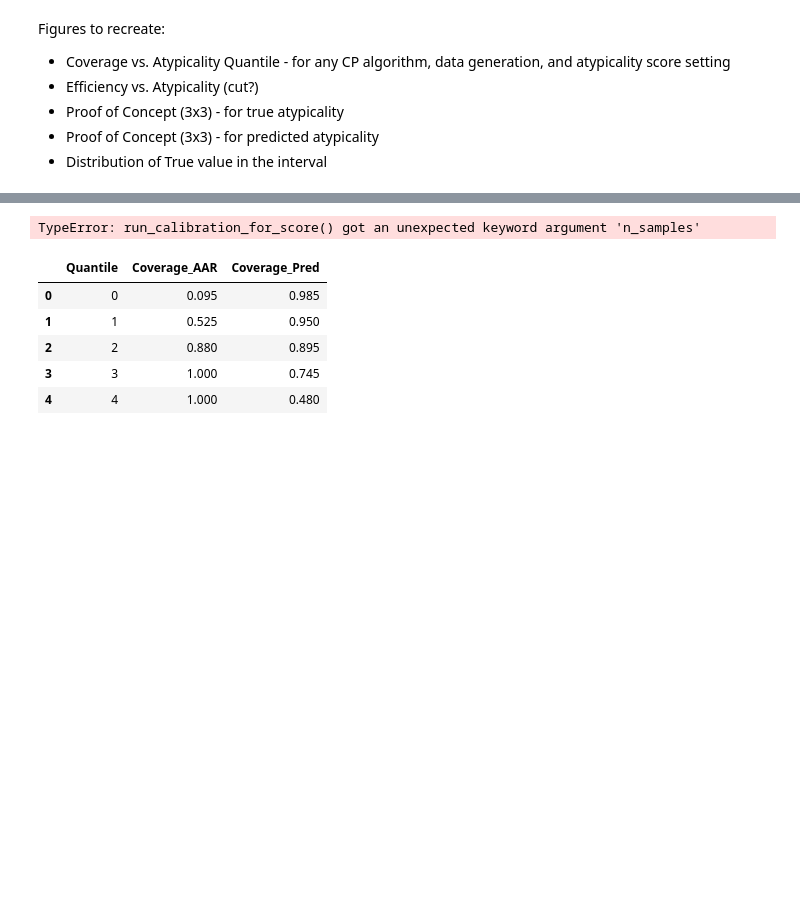
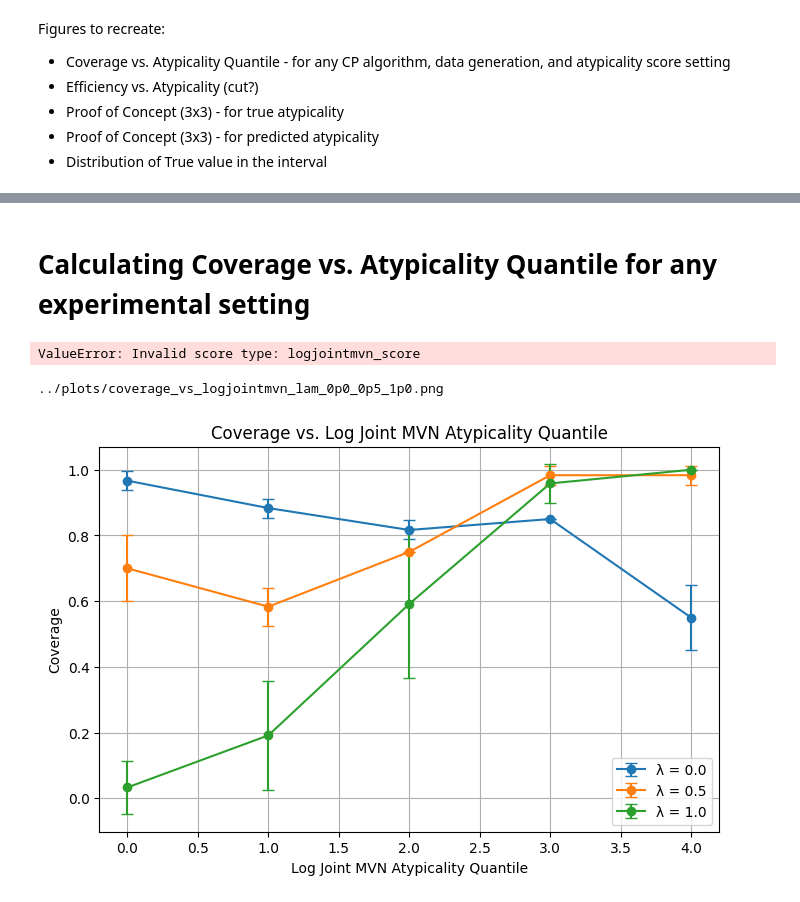
Before and after one commit to audtree/extending-atypicality, a Jupyter notebook: notebooks/proof-of-concept.ipynb, the cells around one changed output, grey strips where cells are left out. Cells and saved outputs as stored; diff of their text form; code cells hidden in the pictures; blank space fills up the shorter version.

Commit message:
adding coverage vs atypicality graph

```diff
--- a/notebooks/proof-of-concept.ipynb
+++ b/notebooks/proof-of-concept.ipynb
@@ -19,31 +21,34 @@ from plotting import plot_with_error_bars
-# %%
-atypicality_settings = [
-    # ('knn_score', 'aar_knn_lam1_lower', 'aar_knn_lam1_upper', 1),
-    # ('kde_score', 'aar_kde_lower', 'aar_kde_upper', 1),
-    ('log_joint_mvn_score', 'aar_logjointmvn_lower', 'aar_logjointmvn_upper', 1)
-    # ('lognormal_score', 'aar_lognormal_lower', 'aar_lognormal_upper', 1)
-]
-
-# Run calibration across all atypicality types
-all_results = run_calibration_for_score(atypicality_settings,
-                                        make_and_split_data=generate_and_split_lognormal_data,
-                                        fit_cp_model=fit_rf_cp_model,
-                                        n_samples=500,
-                                        n_splits=3,
-                                        test_atypicality=True)
-
-# Plot each atypicality type separately
-for atyp_col, coverage_dfs in all_results.items():
-    atypicality_score_title = atyp_col.replace('_', ' ').title()
-    plot_with_error_bars(coverage_dfs, atypicality_score_title)
-# %% [output]
-TypeError: run_calibration_for_score() got an unexpected keyword argument 'n_samples'
-# %%
-all_results['log_joint_mvn_score_lam1'][0]
-# %% [output]
-|  | Quantile | Coverage_AAR | Coverage_Pred |
-| 0 | 0 | 0.095 | 0.985 |
-| 1 | 1 | 0.525 | 0.950 |
-| 2 | 2 | 0.880 | 0.895 |
-| 3 | 3 | 1.000 | 0.745 |
-| 4 | 4 | 1.000 | 0.480 |
+# %% [markdown]
+# Calculating Coverage vs. Atypicality Quantile for any experimental setting
+# %%
+atypicality_settings = [
+    ('logjointmvn_score', 0),
+    ('logjointmvn_score', 0.5),
+    ('logjointmvn_score', 1),
+    ('gmm_score', 1)
+]
+
+# Run calibration across all atypicality types
+coverage_by_quantile_lambda = evaluate_lambda_adjusted_interval_coverage(atypicality_settings,
+                                        make_and_split_data=generate_and_split_lognormal_data,
+                                        fit_cp_model=fit_rf_cp_model,
+                                        n_samples=500,
+                                        n_splits=3,
+                                        test_atypicality=True,
+                                        num_quantiles=5)
+
+# Peek at output: coverage across atypicality score, quantile, split, and lambda
+coverage_by_quantile_lambda.head(5)
+# %% [output]
+ValueError: Invalid score type: logjointmvn_score
+# %%
+# Plot result for a specific score
+plot_coverage_across_atypicality_quantile(df=coverage_by_quantile_lambda,
+                                          atypicality_score = "logjointmvn_score",
+                                          atypicality_score_title="Log Joint MVN",
+                                          ylim_bottom=None,
+                                          ylim_top=None,
+                                          save=True)
+# %% [output]
+../plots/coverage_vs_logjointmvn_lam_0p0_0p5_1p0.png
+[figure, added]
```
Also changed, not shown: parts of 2 cells of this notebook, 4 other files.
